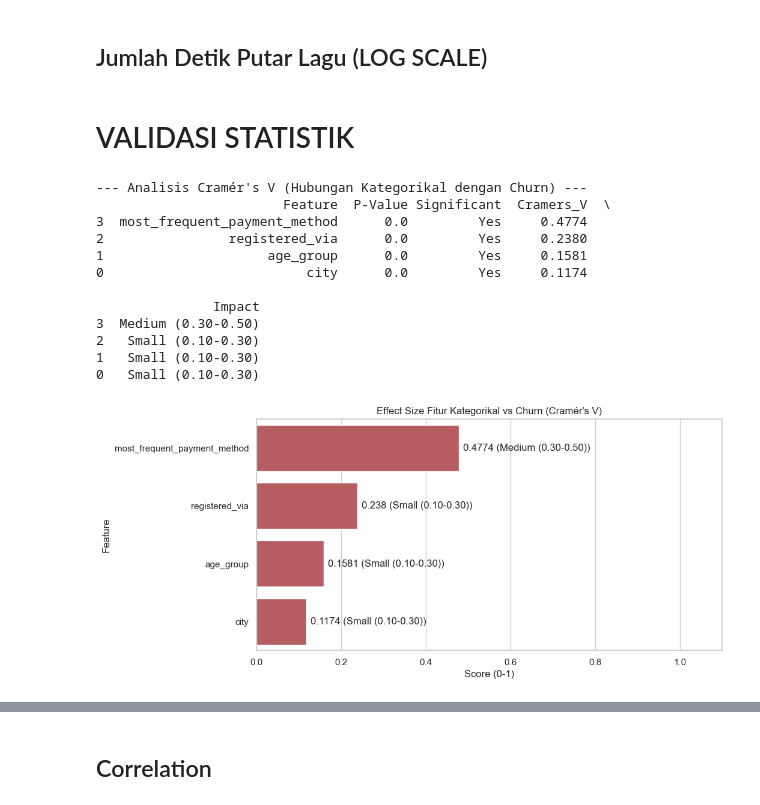
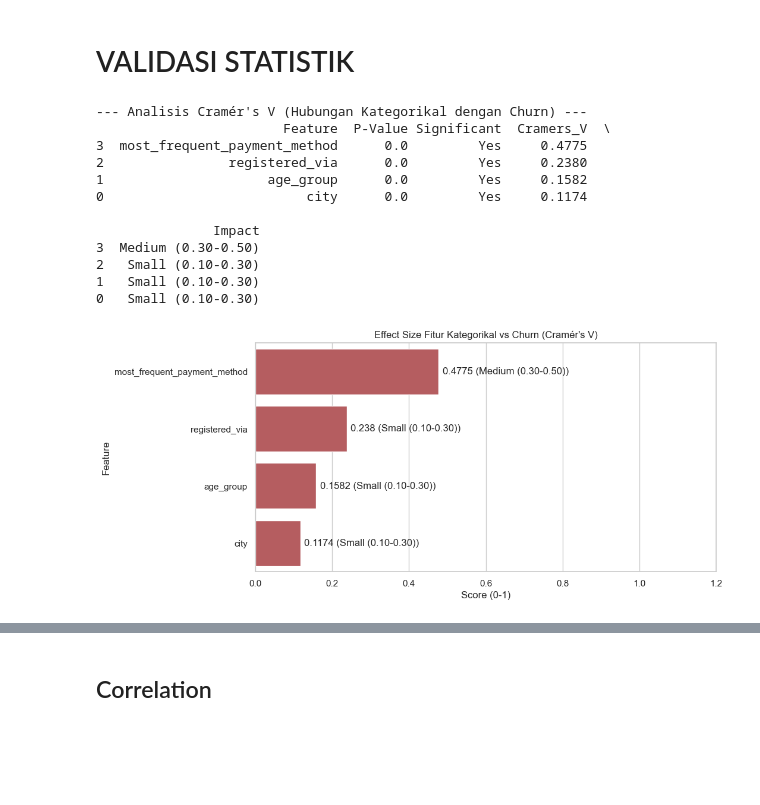
Before and after one commit to goldistry/ABD_CC, a Jupyter notebook: src/Feli_03_EDA_Visualizations.ipynb, the cells around one changed output, grey strips where cells are left out. Drawn from its saved outputs; the diff is of its cells as text; code cells hidden in the pictures; blank space fills up the shorter version.

```diff
--- a/src/Feli_03_EDA_Visualizations.ipynb
+++ b/src/Feli_03_EDA_Visualizations.ipynb
@@ -38,20 +59,0 @@
-# %%
-import pandas as pd
-import os
-import matplotlib.pyplot as plt
-import seaborn as sns
-import numpy as np
-
-
-master_table_path = "data/data_final/master_feature_table_final.parquet"
-
-
-master_table_pd = pd.read_parquet(master_table_path)
-
-# Di Spark: .printSchema() -> Di Pandas: .info()
-print("\nSkema master_table:")
-print(master_table_pd.info())
-
-# Di Spark: display() -> Di Pandas: print() atau .head()
-print("\n5 Baris Pertama:")
-print(master_table_pd.head())
@@ -289,2 +72,0 @@ plt.show()
-# %% [markdown]
-## Jumlah Detik Putar Lagu (LOG SCALE)
@@ -363,12 +73,7 @@ plt.show()
 # %% [markdown]
 # VALIDASI STATISTIK
 # %%
-# ==========================================
-# CHISQ & CRAMER'S V (Untuk Kategorikal)
-# ==========================================
-
-def cramers_v(x, y):
-    confusion_matrix = pd.crosstab(x, y)
+def cramers_v_calculation(confusion_matrix):
     chi2 = stats.chi2_contingency(confusion_matrix)[0]
     n = confusion_matrix.sum().sum()
     phi2 = chi2 / n
@@ -376,71 +81,75 @@ def cramers_v(x, y):
     phi2corr = max(0, phi2 - ((k-1)*(r-1))/(n-1))
     rcorr = r - ((r-1)**2)/(n-1)
     kcorr = k - ((k-1)**2)/(n-1)
+    if min((kcorr-1), (rcorr-1)) == 0:
+        return 0
     return np.sqrt(phi2corr / min((kcorr-1), (rcorr-1)))
 
-# Fitur kategorikal
+
+df_spark = spark.createDataFrame(master_table_pd)
+
 cat_features = ['city', 'age_group', 'registered_via', 'most_frequent_payment_method']
 target = 'is_churn'
 
 print("--- Analisis Cramér's V (Hubungan Kategorikal dengan Churn) ---")
 
 results = []
+
 for feature in cat_features:
-    # Pastikan tidak ada missing values saat perhitungan
-    valid_data = master_table_pd[[feature, target]].dropna()
+    ct_spark = df_spark.na.drop(subset=[feature, target]).stat.crosstab(feature, target)
+    ct_pd = ct_spark.toPandas()
+    first_col = ct_pd.columns[0]
+    ct_pd = ct_pd.set_index(first_col)
 
-    # Hitung P-Value Chi-Square -> signifikansi
-    crosstab = pd.crosstab(valid_data[feature], valid_data[target])
-    chi2, p, dof, expected = stats.chi2_contingency(crosstab)
+    # Hitung P-Value
+    chi2, p, dof, expected = stats.chi2_contingency(ct_pd)
 
-    # Hitung Cramér's V -> effect size
-    score = cramers_v(valid_data[feature], valid_data[target])
+    # Hitung Cramér's V
+    score = cramers_v_calculation(ct_pd)
 
     if score < 0.10:
-        impact = "Negligible/ Dapat Diabaikan (<0.10)"
+        impact = "Negligible (<0.10)"
     elif score < 0.30:
         impact = "Small (0.10-0.30)"
     elif score < 0.50:
         impact = "Medium (0.30-0.50)"
     else:
         impact = "Large (>0.50)"
+
     results.append({
         'Feature': feature,
-        'P-Value': round(p, 6),
+        'P-Value': float(p), # Pastikan float python biasa
         'Significant': 'Yes' if p < 0.05 else 'No',
         'Cramers_V': round(score, 4),
         'Impact': impact
     })
 
-# Buat DataFrame hasil
 df_cramers = pd.DataFrame(results).sort_values(by='Cramers_V', ascending=False)
 print(df_cramers)
 
-# Visualisasi Cramér's V
 plt.figure(figsize=(10, 5))
 ax = sns.barplot(data=df_cramers, x='Cramers_V', y='Feature', color='#c44e52')
 
-# Menambahkan label teks Impact di ujung batang grafik
 for i in range(len(df_cramers)):
     score = df_cramers.iloc[i]['Cramers_V']
     impact_text = df_cramers.iloc[i]['Impact']
     plt.text(score + 0.01, i, f"{score} ({impact_text})", va='center')
 
 plt.title("Effect Size Fitur Kategorikal vs Churn (Cramér's V)")
 plt.xlabel("Score (0-1)")
-plt.xlim(0, 1.1)
+plt.xlim(0, 1.2)
 plt.show()
 # %% [output]
 --- Analisis Cramér's V (Hubungan Kategorikal dengan Churn) ---
                         Feature  P-Value Significant  Cramers_V  \
-3  most_frequent_payment_method      0.0         Yes     0.4774
+3  most_frequent_payment_method      0.0         Yes     0.4775
 2                registered_via      0.0         Yes     0.2380
-1                     age_group      0.0         Yes     0.1581
+1                     age_group      0.0         Yes     0.1582
 0                          city      0.0         Yes     0.1174
 
                Impact
 3  Medium (0.30-0.50)
 2   Small (0.10-0.30)
 1   Small (0.10-0.30)
 0   Small (0.10-0.30)
-[figure, old version]
+[figure, new version]
```
Also changed, not shown: parts of 18 cells of this notebook, 1 other file.
